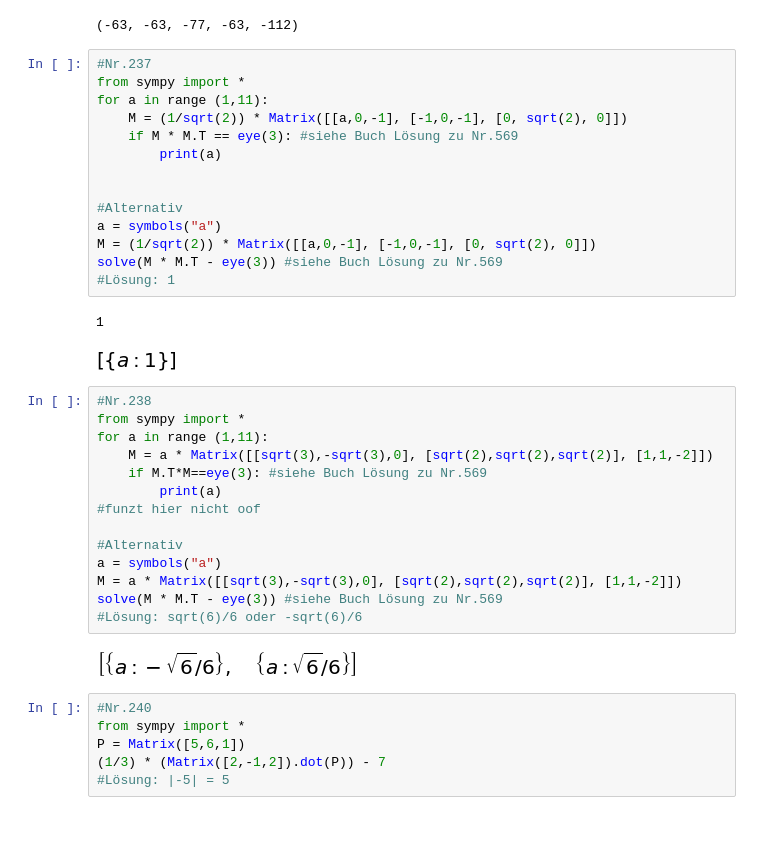
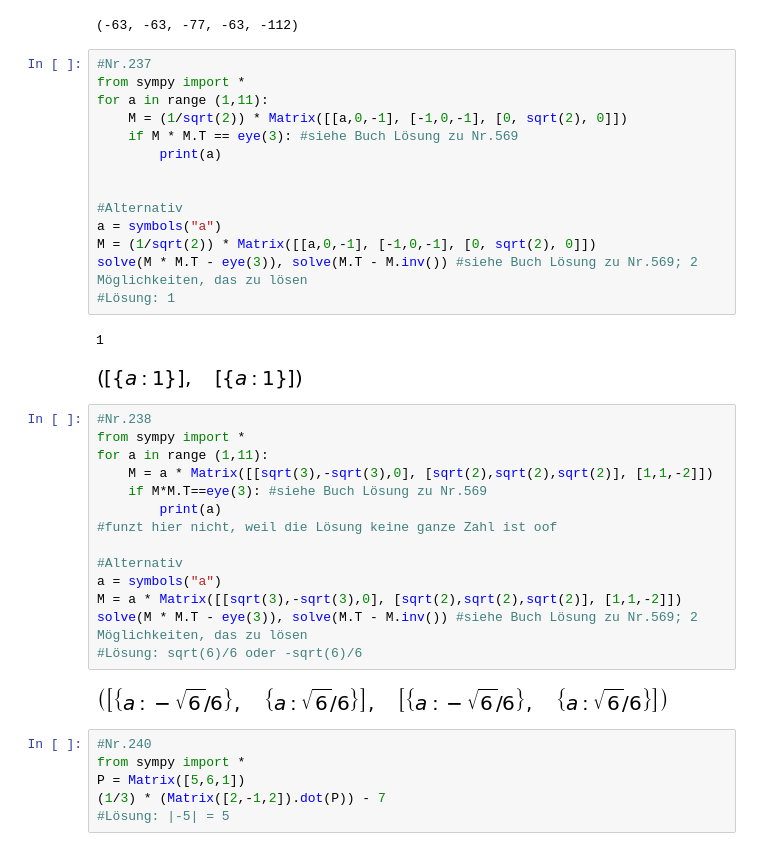
Before and after one commit to Physalisx8/Mathe2, a Jupyter notebook: Kiwan/Aufgabensammlung Mathe 2 WiSe 19.ipynb, the cells around one changed output. Cells and saved outputs as stored; diff of their text form.

```diff
--- a/Kiwan/Aufgabensammlung Mathe 2 WiSe 19.ipynb
+++ b/Kiwan/Aufgabensammlung Mathe 2 WiSe 19.ipynb
@@ -1569,36 +1597,36 @@ Matrix([[-14], [-14], [-7]])
 # %%
 #Nr.237
 from sympy import *
 for a in range (1,11):
     M = (1/sqrt(2)) * Matrix([[a,0,-1], [-1,0,-1], [0, sqrt(2), 0]])
     if M * M.T == eye(3): #siehe Buch Lösung zu Nr.569
         print(a)
 
 
 #Alternativ
 a = symbols("a")
 M = (1/sqrt(2)) * Matrix([[a,0,-1], [-1,0,-1], [0, sqrt(2), 0]])
-solve(M * M.T - eye(3)) #siehe Buch Lösung zu Nr.569
+solve(M * M.T - eye(3)), solve(M.T - M.inv()) #siehe Buch Lösung zu Nr.569; 2 Möglichkeiten, das zu lösen
 #Lösung: 1
 # %% [output]
 1
-[figure, old version]
+[figure, new version]
 # %%
 #Nr.238
 from sympy import *
 for a in range (1,11):
     M = a * Matrix([[sqrt(3),-sqrt(3),0], [sqrt(2),sqrt(2),sqrt(2)], [1,1,-2]])
-    if M.T*M==eye(3): #siehe Buch Lösung zu Nr.569
+    if M*M.T==eye(3): #siehe Buch Lösung zu Nr.569
         print(a)
-#funzt hier nicht oof
+#funzt hier nicht, weil die Lösung keine ganze Zahl ist oof
 
 #Alternativ
 a = symbols("a")
 M = a * Matrix([[sqrt(3),-sqrt(3),0], [sqrt(2),sqrt(2),sqrt(2)], [1,1,-2]])
-solve(M * M.T - eye(3)) #siehe Buch Lösung zu Nr.569
+solve(M * M.T - eye(3)), solve(M.T - M.inv()) #siehe Buch Lösung zu Nr.569; 2 Möglichkeiten, das zu lösen
 #Lösung: sqrt(6)/6 oder -sqrt(6)/6
 # %% [output]
-[figure, old version]
+[figure, new version]
 # %%
 #Nr.240
 from sympy import *
```
Also changed, not shown: parts of 84 cells of this notebook, 1 other file.
